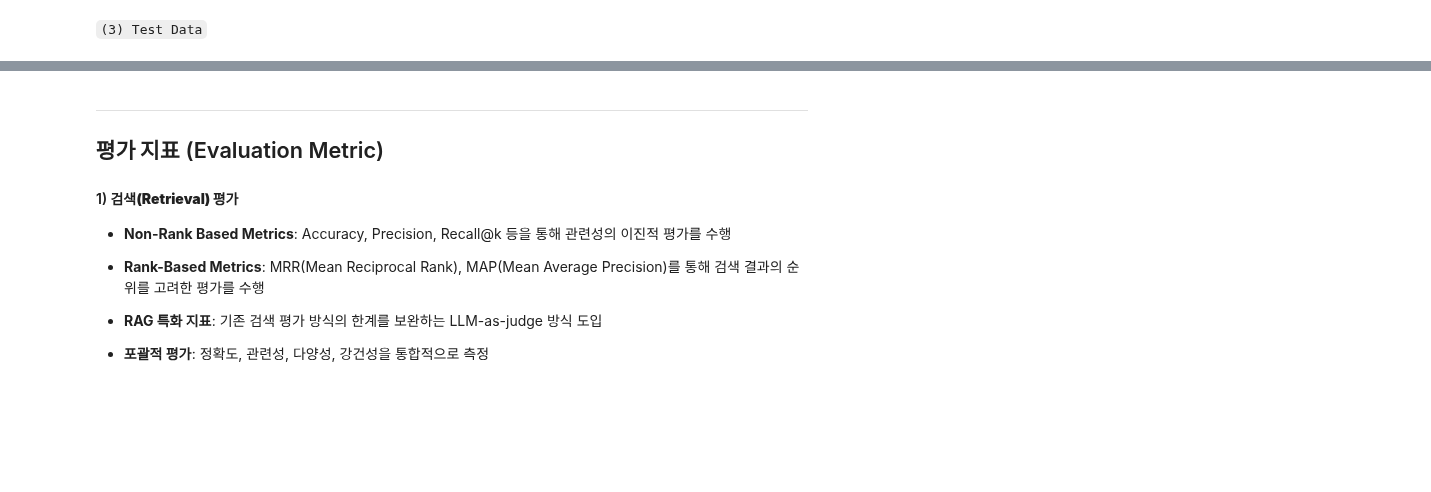
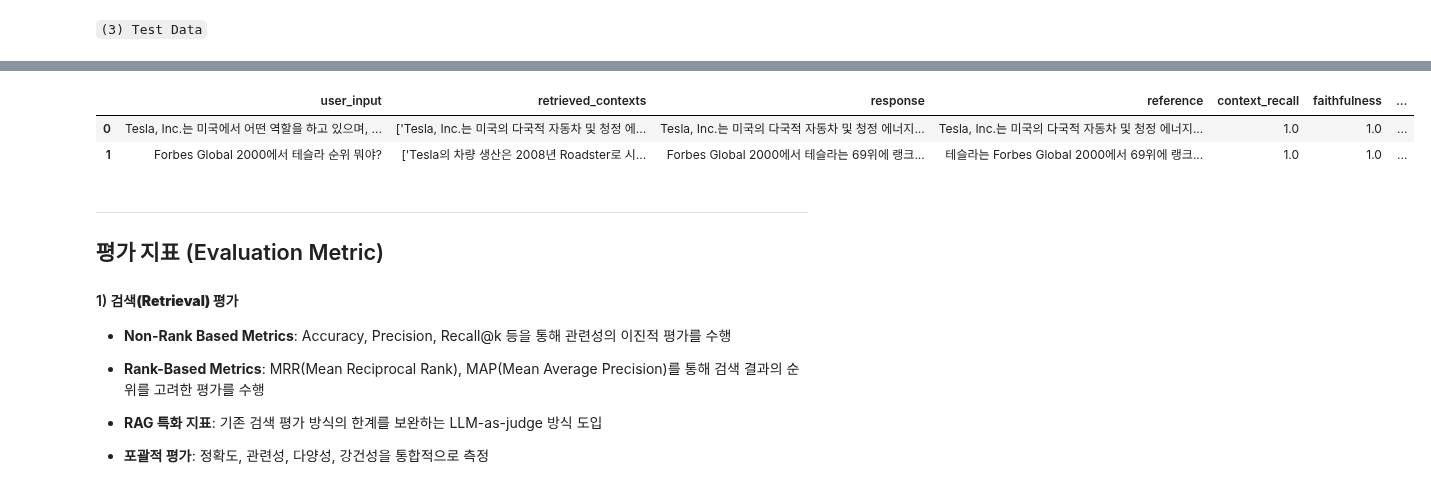
Before and after one commit to yabo0812/kted-edu, a Jupyter notebook: Day2/DAY02_008_Langfuse_Evaluation.ipynb, the cells around one changed output, grey strips where cells are left out. Saved outputs shown, nothing was run; the diff lists cells and outputs as text; code cells hidden in the pictures; blank space fills up the shorter version.

```diff
--- a/Day2/DAY02_008_Langfuse_Evaluation.ipynb
+++ b/Day2/DAY02_008_Langfuse_Evaluation.ipynb
@@ -37,8 +47,12 @@ df_qa_test.head(2)
 # %%
 # Evaluaiton 데이터셋에 RAGAS 평가 결과를 로드
 
-ragas_evaluation = pd.read_csv('data/evaluation_result.csv')
+ragas_evaluation = pd.read_csv("../data/evaluation_result.csv")
 ragas_evaluation.head(2)
+# %% [output]
+|  | user_input | retrieved_contexts | response | reference | context_recall | faithfulness | ... |
+| 0 | Tesla, Inc.는 미국에서 어떤 역할을 하고 있으며, ... | ['Tesla, Inc.는 미국의 다국적 자동차 및 청정 에... | Tesla, Inc.는 미국의 다국적 자동차 및 청정 에너지... | Tesla, Inc.는 미국의 다국적 자동차 및 청정 에너지... | 1.0 | 1.0 | ... |
+| 1 | Forbes Global 2000에서 테슬라 순위 뭐야? | ['Tesla의 차량 생산은 2008년 Roadster로 시... | Forbes Global 2000에서 테슬라는 69위에 랭크... | 테슬라는 Forbes Global 2000에서 69위에 랭크... | 1.0 | 1.0 | ... |
 # %% [markdown]
 ---
 
```
Also changed, not shown: parts of 16 cells of this notebook, 1 other file.
